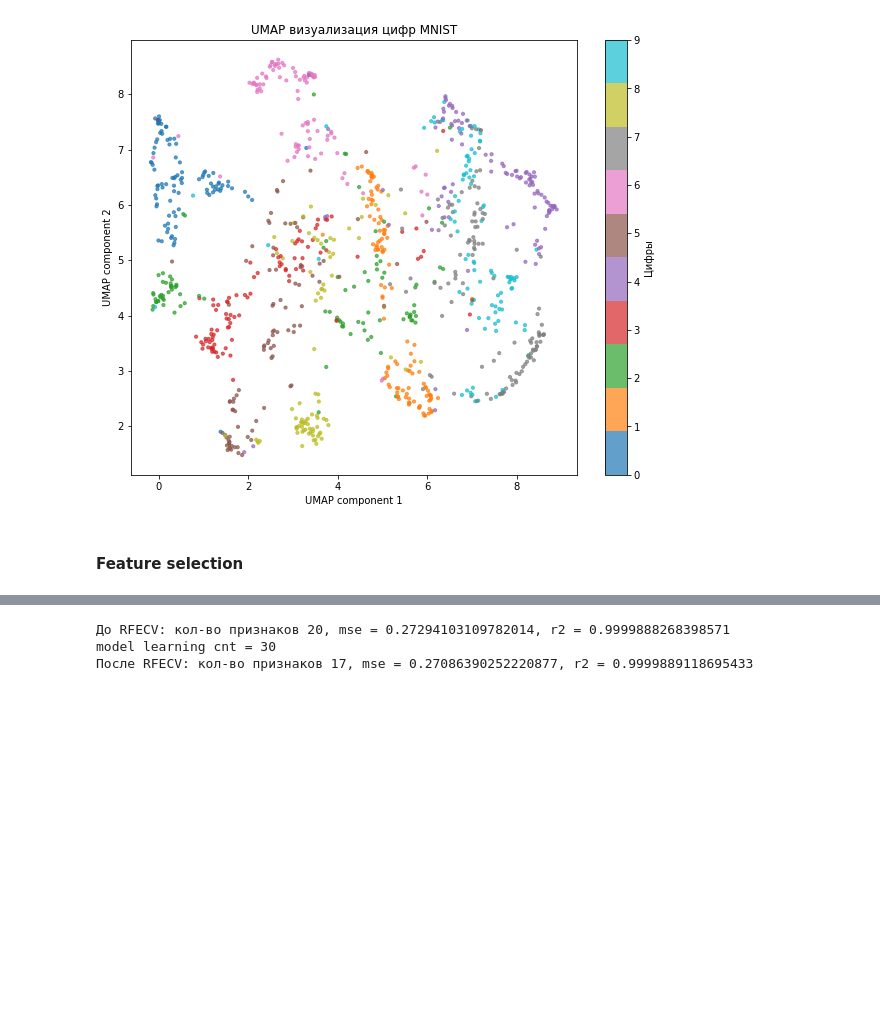
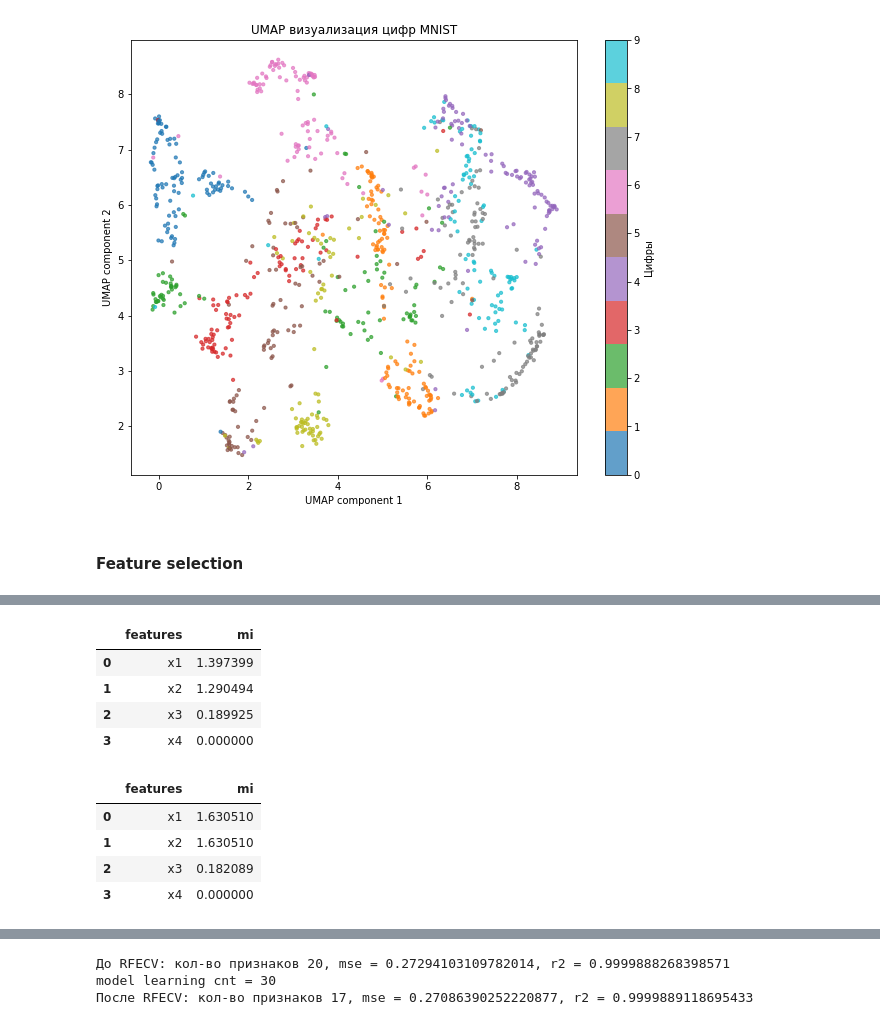
Before and after one commit to gavrevnik/analytics_tools, a Jupyter notebook: ML.ipynb, the cells around one changed output, grey strips where cells are left out. Saved outputs shown, nothing was run; the diff lists cells and outputs as text; code cells hidden in the pictures; blank space fills up the shorter version.

```diff
--- a/ML.ipynb
+++ b/ML.ipynb
@@ -1043,0 +1150,23 @@ Text(0.5, 1.0, 'UMAP визуализация цифр MNIST')
+# %%
+from sklearn.feature_selection import mutual_info_classif, mutual_info_regression
+# генерация данных с разными зависимостями
+y = np.random.choice([1,2,3,4, 5], 60, replace=True)
+inc = np.random.choice([1, 2,3,4,5], 60, replace=True)
+df = pd.DataFrame({'y' : y, 'x1' : y**2 + 15, 'x2': 2 * y + 13, 'x3' : y+inc, 'x4' : inc})
+dfx = df.drop(columns='y')
+
+# оценки через регрессию (непрерывный таргет) и классификацию (дискретный)
+mi_regr = pd.DataFrame({'features' : dfx.columns, 'mi': mutual_info_regression(dfx, y, random_state=1)})
+mi_class = pd.DataFrame({'features' : dfx.columns, 'mi': mutual_info_classif(dfx, y, random_state=1)})
+display(HTML(f"<div style='display: flex;'><div style='margin-right: 20px;'>{mi_regr.to_html()}</div><div>{mi_class.to_html()}</div></div>"))
+# %% [output]
+|  | features | mi |
+| 0 | x1 | 1.397399 |
+| 1 | x2 | 1.290494 |
+| 2 | x3 | 0.189925 |
+| 3 | x4 | 0.000000 |
+|  | features | mi |
+| 0 | x1 | 1.630510 |
+| 1 | x2 | 1.630510 |
+| 2 | x3 | 0.182089 |
+| 3 | x4 | 0.000000 |
```
Also changed, not shown: parts of 11 cells of this notebook, 2 other files.
